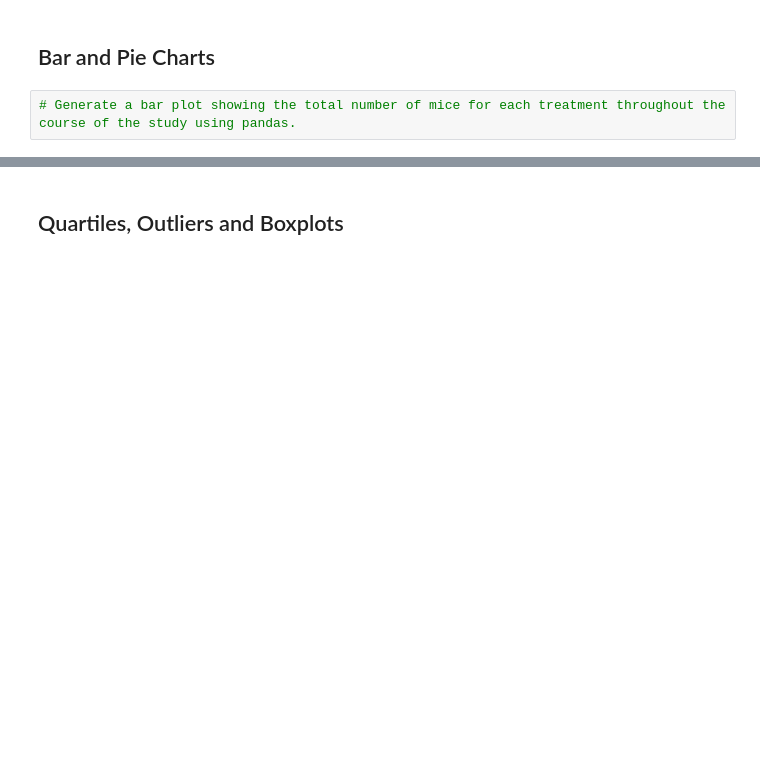
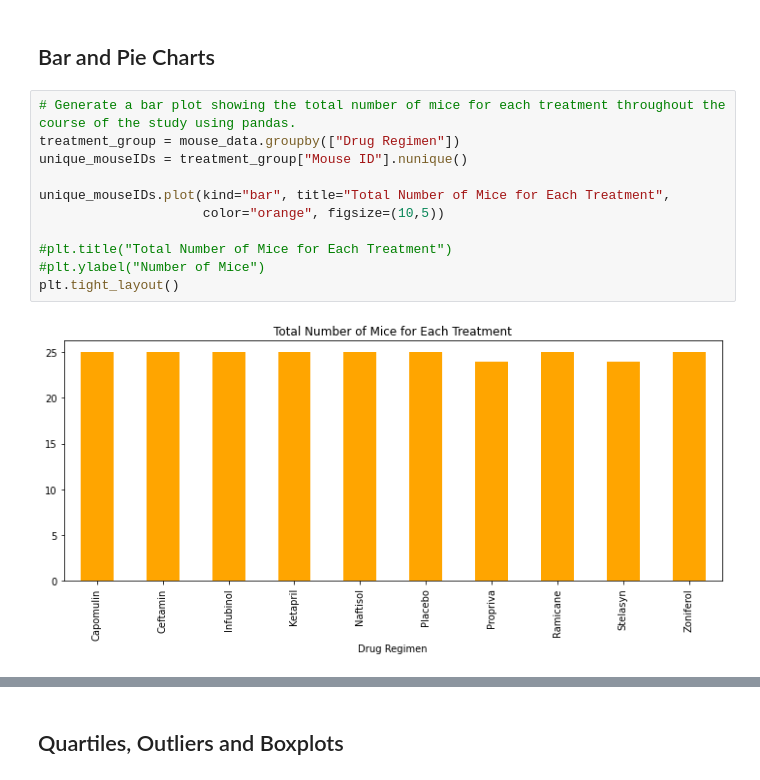
Before and after one commit to KaiCee2010/matplotlib-challenge, a Jupyter notebook: Pymaceuticals/pymaceuticals.ipynb, the cells around one changed output, grey strips where cells are left out. Saved outputs shown, nothing was run; the diff lists cells and outputs as text; blank space fills up the shorter version.

Commit message:
Finshed code for bar and pie charts.

```diff
--- a/Pymaceuticals/pymaceuticals.ipynb
+++ b/Pymaceuticals/pymaceuticals.ipynb
@@ -167,5 +169,16 @@ NameError: name 'items_grouped_describe' is not defined
 ## Bar and Pie Charts
 # %%
 # Generate a bar plot showing the total number of mice for each treatment throughout the course of the study using pandas.
+treatment_group = mouse_data.groupby(["Drug Regimen"])
+unique_mouseIDs = treatment_group["Mouse ID"].nunique()
+
+unique_mouseIDs.plot(kind="bar", title="Total Number of Mice for Each Treatment",
+                     color="orange", figsize=(10,5))
+
+#plt.title("Total Number of Mice for Each Treatment")
+#plt.ylabel("Number of Mice")
+plt.tight_layout()
+# %% [output]
+[figure, added]
 # %%
 # Generate a bar plot showing the total number of mice for each treatment throughout the course of the study using pyplot.
```
Also changed, not shown: parts of 8 cells of this notebook, 1 other file.
